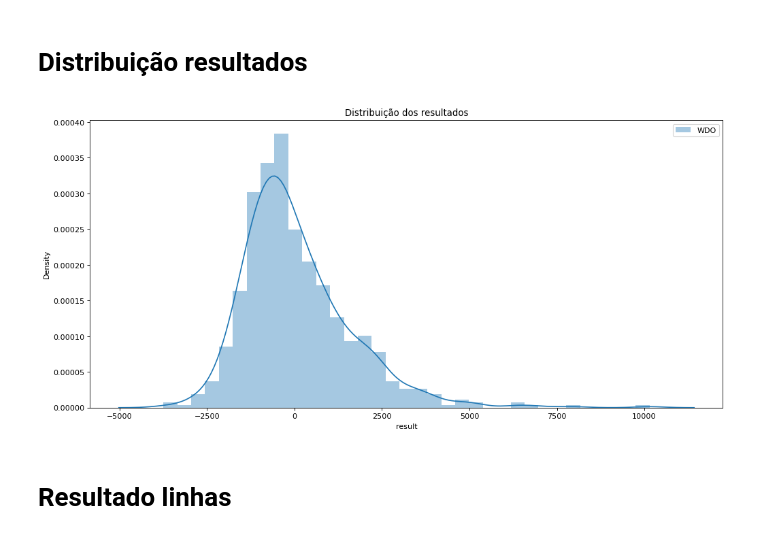
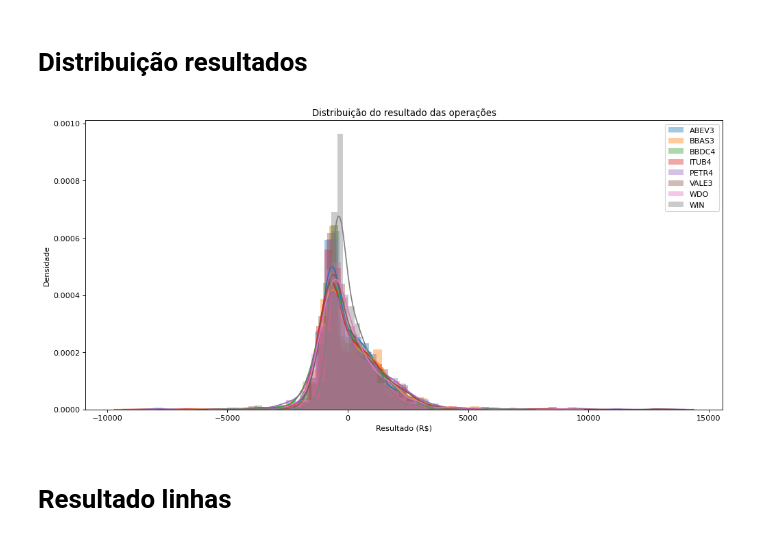
Before and after one commit to gustavo-nakabayashi/TCC, a Jupyter notebook: src/main.ipynb, the cells around one changed output. Saved outputs shown, nothing was run; the diff lists cells and outputs as text; code cells hidden in the pictures.

```diff
--- a/src/main.ipynb
+++ b/src/main.ipynb
@@ -28,15 +22,19 @@ import glob
 from backtest import backtest
 import multiprocess
 import numpy as np
+
 m15_files = glob.glob(r"C:/Users/gubar/Documents/UFMG/TCC/data/*M15.csv")
 d1_files = glob.glob(r"C:/Users/gubar/Documents/UFMG/TCC/previsions/*D1.csv")
 
 
+alavancagem = 2
+
 def calc_backtest(teste):
     from trader import Trader
     from backtest import backtest
-    df_m15, df_d1, m15_file, stop, gain = teste
+    df_m15, df_d1, m15_file, stop, gain, alavancagem = teste
     trader = Trader(stop, gain)
+    trader.leverage = alavancagem
     df_orders_original, df_orders_summary = backtest(df_m15, df_d1, trader)
     return {
         "stock_code": m15_file.split("/data\\")[1].split("_")[0],
@@ -48,8 +46,8 @@ def calc_backtest(teste):
 iterable = []
 
 for index, m15_file in enumerate(m15_files):
-    if m15_file.split("/data\\")[1].split("_")[0] != "WDO":
-        continue
+    # if m15_file.split("/data\\")[1].split("_")[0] != "WDO":
+    #     continue
     df_d1     = pd.read_csv(d1_files[index])
     df_d1.columns = ["time", "min_ann", "max_ann", "real_volume"]
 
@@ -58,7 +56,7 @@ for index, m15_file in enumerate(m15_files):
 
     df_m15 = pd.read_csv(m15_file)
     df_m15['time'] = pd.to_datetime(df_m15['time'],unit='s')
-    iterable.append((df_m15, df_d1, m15_file, 0.3, 0.8))
+    iterable.append((df_m15, df_d1, m15_file, 0.25, 0.85, alavancagem))
 
 a_pool = multiprocess.Pool()
 dfs_orders_summary = a_pool.map(calc_backtest, iterable)
@@ -67,18 +65,20 @@ dfs_orders_summary = a_pool.map(calc_backtest, iterable)
 # %%
 import seaborn as sns
 import matplotlib.pyplot as plt
 import warnings
 warnings.filterwarnings('ignore')
 
 plt.figure(figsize=(15,7), dpi= 80)
 
 for item in dfs_orders_summary:
     sns.distplot(item["df_orders_summary"]["result"], label=item["stock_code"])
 plt.legend()
-plt.title("Distribuição dos resultados")
-plt.savefig('../results/distribuicao_resultados.png')
+plt.title("Distribuição do resultado das operações")
+plt.xlabel("Resultado (R$)")
+plt.ylabel("Densidade")
+plt.savefig(f'../results/distribuição_resultados.png')
 # %% [output]
-[figure, old version]
+[figure, new version]
 # %% [markdown]
 # Resultado linhas
 # %%
```
Also changed, not shown: parts of 15 cells of this notebook, 48 other files.
